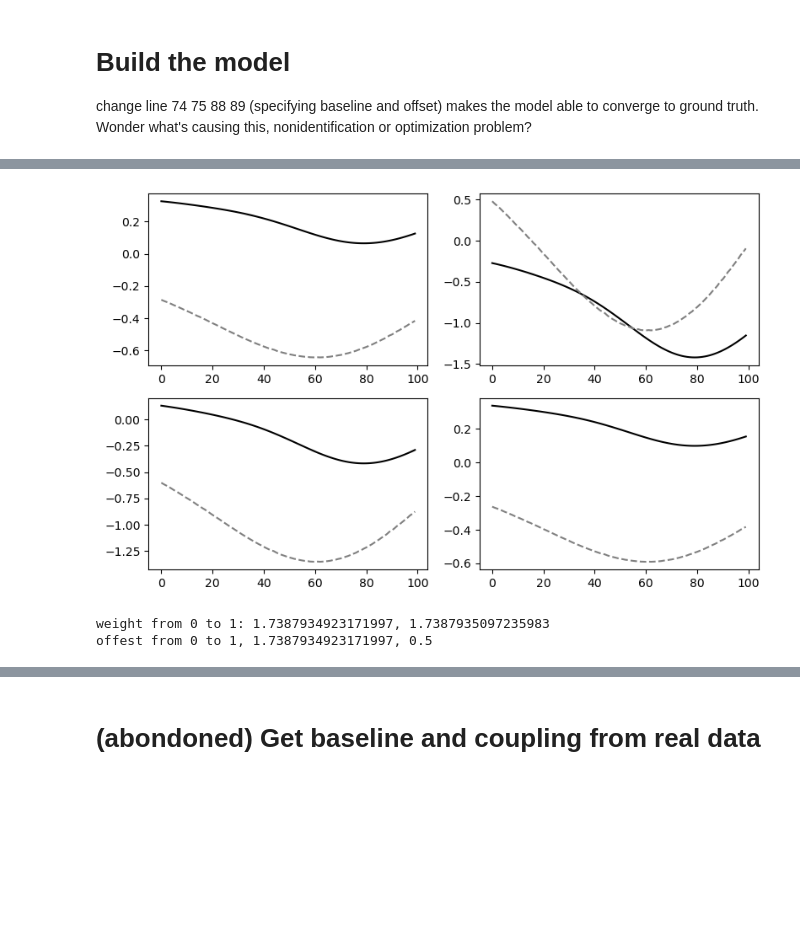
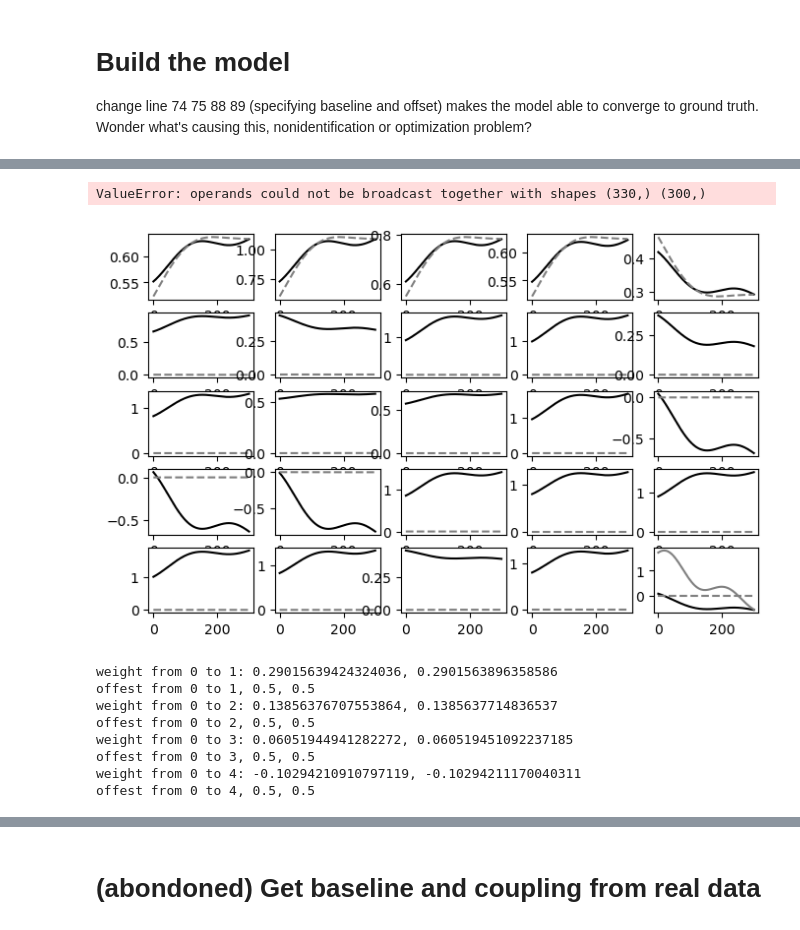
Before and after one commit to Qi-Xin/FC-GPFA, a Jupyter notebook: Decoder&Encoder.ipynb, the cells around one changed output, grey strips where cells are left out. Cells and saved outputs as stored; diff of their text form; code cells hidden in the pictures; blank space fills up the shorter version.

```diff
--- a/Decoder&Encoder.ipynb
+++ b/Decoder&Encoder.ipynb
@@ -164,10 +162,10 @@ np.random.seed(0)
 baseline_fr = 0.15
 MAX_FIRING_RATE = 10
 ntrial = 1000
-narea = 2
-nneuron_area = 10
+narea = 5
+nneuron_area = 5
 npadding = 30
-nt_wo_padding = 100
+nt_wo_padding = 300
 nneuron = narea*nneuron_area
 gt_neuron_params = {'baseline_fr':baseline_fr, 'ntrial':ntrial, 'narea':narea, 'nneuron_area':nneuron_area,
                     'nt':nt_wo_padding, 'npadding':npadding}
@@ -195,7 +193,7 @@ for jarea in range(narea):
 
 ### Generate time-varying coupling strength coefficients
 nlatent = 1
-gt_latent_params = {'sigma2':0.25, 'nlatent':nlatent, 'offset':0.5, 'L':50}
+gt_latent_params = {'sigma2':4, 'nlatent':nlatent, 'offset':0.5, 'L':200}
 project_w = (np.random.uniform(low=-1, high=1, size=(narea, narea, nlatent)))
 project_w *= 2/np.sqrt(np.sum(project_w**2))
 K_gt = get_K(nt=nt, L=gt_latent_params['L'], sigma2=gt_latent_params['sigma2'])
@@ -554,0 +537,24 @@ Loss of outputs: 0.6632554531097412
+# %%
+plt.figure(figsize=(15, 12))
+
+# Get the maximum and minimum values of latents
+latents_min = latents[:, 0, model.npadding:].min()
+latents_max = latents[:, 0, model.npadding:].max()
+
+for i in range(30):
+    plt.subplot(6, 5, i+1)
+    plt.plot(latents[i, 0, model.npadding:], '--', label='latents', color='k')
+    plt.plot(model.mu[i, 0, :].cpu().numpy(), label='fitted latents', color='grey')
+    plt.fill_between(range(model.nt),
+                     model.lower_bound[i, 0, :].cpu().numpy(),
+                     model.upper_bound[i, 0, :].cpu().numpy(),
+                     alpha=0.3, color='grey')
+    plt.xlabel('Time (ms)')
+    plt.ylabel('Latent (a.u.)')
+    plt.title(f'Trial {i}')
+    plt.ylim(latents_min, latents_max)  # Set the same y-axis limits for each subplot
+    if i==0:
+        plt.legend()
+
+plt.tight_layout()
+plt.show()
@@ -555,25 +563,36 @@ Loss of outputs: 0.6632554531097412
 # %%
 import matplotlib.pyplot as plt
 
 trial = 0
 fig, axs = plt.subplots(narea, narea, figsize=(8, 5))
 for i in range(narea):
     for j in range(narea):
         axs[i, j].plot(time_varying_coef[i, j, trial, npadding:].T, 'k')
         axs[i, j].plot(model.time_varying_coef[i, j, trial, :].detach().cpu().numpy(),'--',color='grey')
         # axs[i, j].set_ylim([-0.2, 1.2])
 
+
+plt.plot(mu[trial_to_plot, 0, :], label='fitted latents mean', color='grey')
+plt.fill_between(range(nt), lower_bound[trial_to_plot, 0, :], upper_bound[trial_to_plot, 0, :], alpha=0.3, color='grey')
+
 plt.tight_layout()
 plt.show()
 # %% [output]
+ValueError: operands could not be broadcast together with shapes (330,) (300,)
-[figure, old version]
+[figure, new version]
 # %%
 for iarea in range(1, narea):
     print(f"weight from 0 to {iarea}: {model.latents_readout[0,iarea,0].item()}, {project_w[0,iarea,0]}")
     print(f"offest from 0 to {iarea}, {model.time_varying_coef_offset[0,iarea,0].item()}, {gt_latent_params['offset']}")
 # %% [output]
-weight from 0 to 1: 1.7387934923171997, 1.7387935097235983
-offest from 0 to 1, 1.7387934923171997, 0.5
+weight from 0 to 1: 0.29015639424324036, 0.2901563896358586
+offest from 0 to 1, 0.5, 0.5
+weight from 0 to 2: 0.13856376707553864, 0.1385637714836537
+offest from 0 to 2, 0.5, 0.5
+weight from 0 to 3: 0.06051944941282272, 0.060519451092237185
+offest from 0 to 3, 0.5, 0.5
+weight from 0 to 4: -0.10294210910797119, -0.10294211170040311
+offest from 0 to 4, 0.5, 0.5
 # %%
 # for iarea in range(narea-1):
 #     plt.plot(model.coupling_filters[iarea][iarea+1][:,:,0].mean(axis=0).detach().numpy().T)
```
Also changed, not shown: parts of 10 cells of this notebook.
